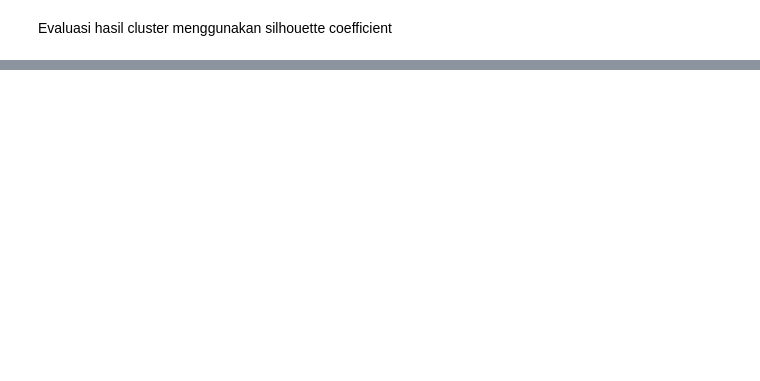
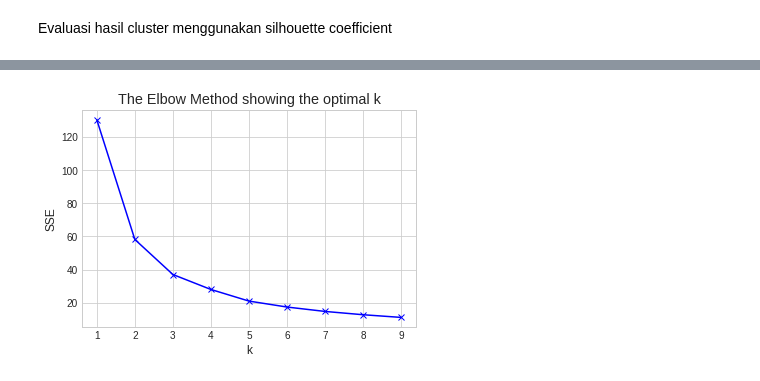
Before and after one commit to melliaafs/Machine-Learning-1, a Jupyter notebook: K_Means_Clustering.ipynb, the cells around one changed output, grey strips where cells are left out. Cells and saved outputs as stored; diff of their text form; code cells hidden in the pictures; blank space fills up the shorter version.

```diff
--- a/K_Means_Clustering.ipynb
+++ b/K_Means_Clustering.ipynb
@@ -153,0 +240,17 @@ silhouette_score(X, labels)
+# %%
+X = np.array(list(zip(features[0], features[1]))).reshape(len(features[1]),2)
+SSE = []
+K = range(1,10)
+for k in K:
+  kmeanModel = KMeans(n_clusters=k).fit(X)
+  kmeanModel.fit(X)
+  SSE.append(kmeanModel.inertia_)
+# %%
+#plot the elbow
+plt.plot(K, SSE, 'bx-')
+plt.xlabel('k')
+plt.ylabel('SSE')
+plt.title('The Elbow Method showing the optimal k')
+plt.show()
+# %% [output]
+[figure, added]
```
Also changed, not shown: parts of 25 cells of this notebook.
